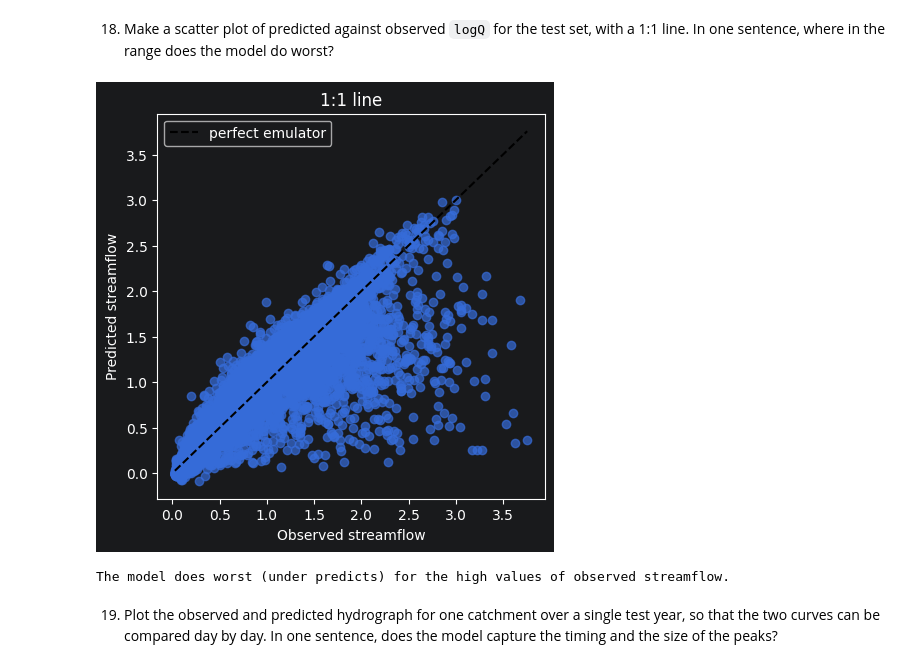
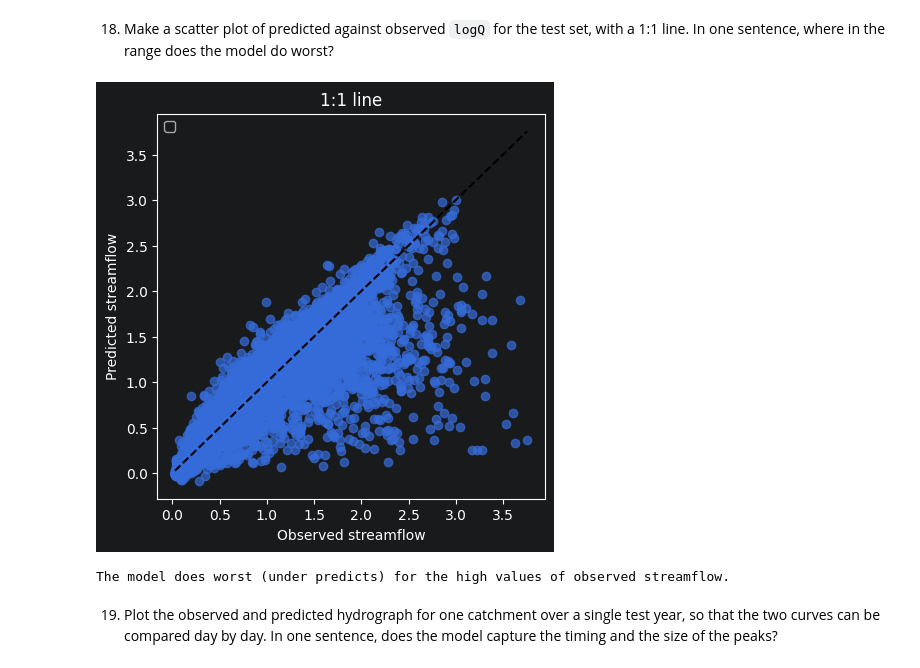
Before and after one commit to deborahteo/ml4climate2026, a Jupyter notebook: Assignment9.ipynb, the cells around one changed output. Cells and saved outputs as stored; diff of their text form; code cells hidden in the pictures.

```diff
--- a/Assignment9.ipynb
+++ b/Assignment9.ipynb
@@ -446,17 +446,17 @@ line. In one sentence, where in the range does the model do worst?
 # %%
 plt.figure(figsize=(5, 5))
 plt.scatter(y_test, y_pred_keras, alpha=0.7)
 lims = [y_test.min(), y_test.max()]
-plt.plot(lims, lims, "k--", label="perfect emulator")
+plt.plot(lims, lims, "k--")
 plt.xlabel("Observed streamflow")
 plt.ylabel("Predicted streamflow")
 plt.title("1:1 line")
 plt.legend()
 plt.show()
 
 print('The model does worst (under predicts) for the high values of observed streamflow.')
 # %% [output]
-[figure, old version]
+[figure, new version]
 The model does worst (under predicts) for the high values of observed streamflow.
 # %% [markdown]
 19. Plot the observed and predicted hydrograph for one catchment over a single test year, so
```
